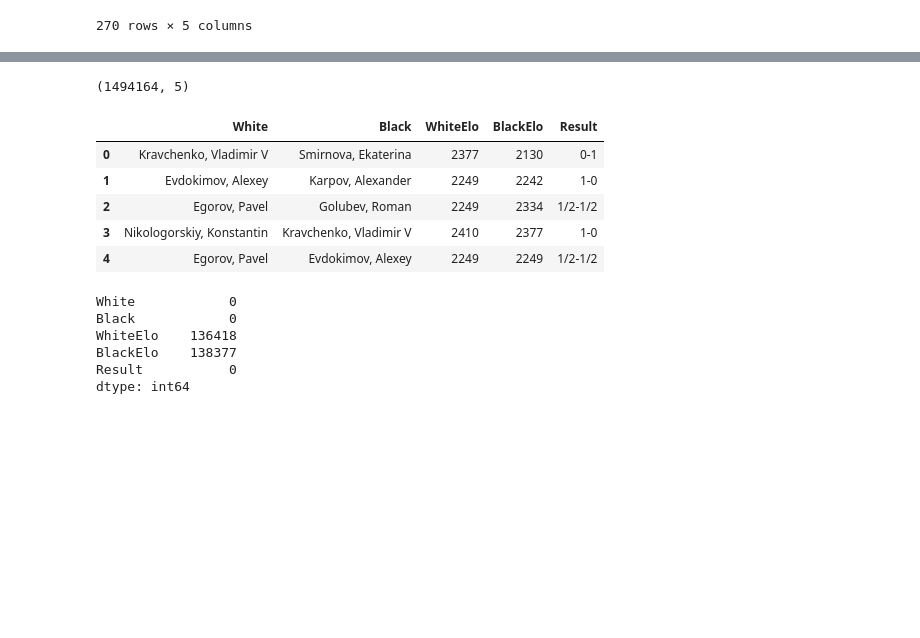
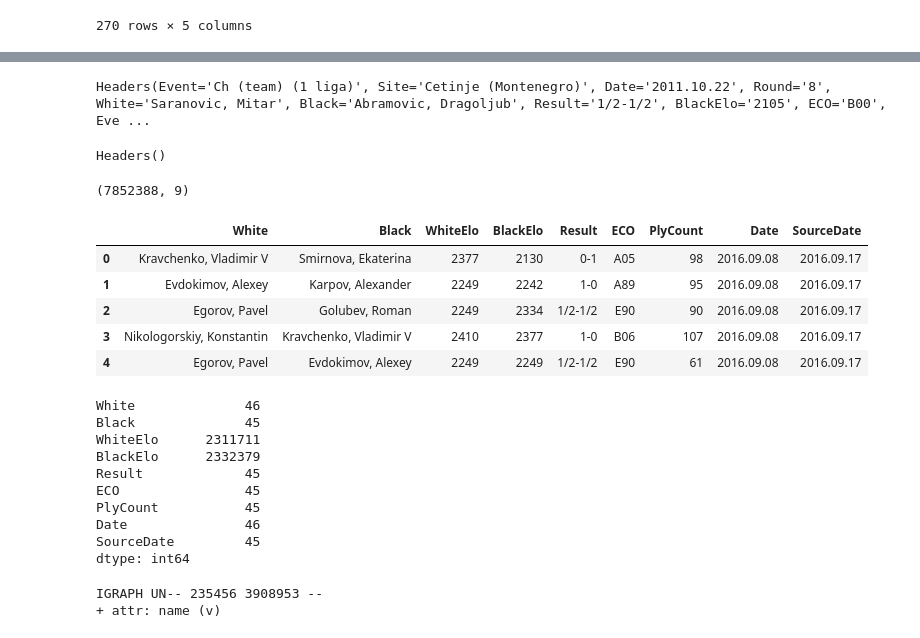
Before and after one commit to nahuelalmeira/chess, a Jupyter notebook: notebooks/notebook.ipynb, the cells around one changed output, grey strips where cells are left out. Saved outputs shown, nothing was run; the diff lists cells and outputs as text; code cells hidden in the pictures; blank space fills up the shorter version.

```diff
--- a/notebooks/notebook.ipynb
+++ b/notebooks/notebook.ipynb
@@ -45,10 +50,11 @@ file = open(filename, "r")
 
 data = defaultdict(list)
 fields = ["White", "Black", "WhiteElo", "BlackElo", "Result"]
+fields += ["ECO", "PlyCount", "Date", "SourceDate"]
 i = 0
 
 pgn = read_headers(file)
-while pgn:
+while pgn is not None:
     if i % 100000 == 0:
         print(i)
     i += 1
@@ -59,6 +65,7 @@ while pgn:
         pgn = read_headers(file)
     except UnicodeDecodeError:
         print("Unidecode error:", i)
+        print(pgn)
         pass
 # %% [output]
 0
@@ -73,21 +88,34 @@ while pgn:
+# %%
+read_headers(file)
+# %% [output]
+Headers(Event='Ch (team) (1 liga)', Site='Cetinje (Montenegro)', Date='2011.10.22', Round='8', White='Saranovic, Mitar', Black='Abramovic, Dragoljub', Result='1/2-1/2', BlackElo='2105', ECO='B00', Eve ...
+# %%
+pgn
+# %% [output]
+Headers()
 # %%
 df = pd.DataFrame(data)
+df.to_csv(ARTIFACTS_DIR / "om_otb.csv", index=False)
 print(df.shape)
 df.head()
 # %% [output]
-(1494164, 5)
+(7852388, 9)
-|  | White | Black | WhiteElo | BlackElo | Result |
-| 0 | Kravchenko, Vladimir V | Smirnova, Ekaterina | 2377 | 2130 | 0-1 |
-| 1 | Evdokimov, Alexey | Karpov, Alexander | 2249 | 2242 | 1-0 |
-| 2 | Egorov, Pavel | Golubev, Roman | 2249 | 2334 | 1/2-1/2 |
-| 3 | Nikologorskiy, Konstantin | Kravchenko, Vladimir V | 2410 | 2377 | 1-0 |
-| 4 | Egorov, Pavel | Evdokimov, Alexey | 2249 | 2249 | 1/2-1/2 |
+|  | White | Black | WhiteElo | BlackElo | Result | ECO | PlyCount | Date | SourceDate |
+| 0 | Kravchenko, Vladimir V | Smirnova, Ekaterina | 2377 | 2130 | 0-1 | A05 | 98 | 2016.09.08 | 2016.09.17 |
+| 1 | Evdokimov, Alexey | Karpov, Alexander | 2249 | 2242 | 1-0 | A89 | 95 | 2016.09.08 | 2016.09.17 |
+| 2 | Egorov, Pavel | Golubev, Roman | 2249 | 2334 | 1/2-1/2 | E90 | 90 | 2016.09.08 | 2016.09.17 |
+| 3 | Nikologorskiy, Konstantin | Kravchenko, Vladimir V | 2410 | 2377 | 1-0 | B06 | 107 | 2016.09.08 | 2016.09.17 |
+| 4 | Egorov, Pavel | Evdokimov, Alexey | 2249 | 2249 | 1/2-1/2 | E90 | 61 | 2016.09.08 | 2016.09.17 |
 # %%
 df.isna().sum()
 # %% [output]
-White            0
-Black            0
-WhiteElo    136418
-BlackElo    138377
-Result           0
+White              46
+Black              45
+WhiteElo      2311711
+BlackElo      2332379
+Result             45
+ECO                45
+PlyCount           45
+Date               46
+SourceDate         45
 dtype: int64
@@ -93,0 +127,5 @@ dtype: int64
+# %%
+print(g.as_undirected().summary())
+# %% [output]
+IGRAPH UN-- 235456 3908953 --
++ attr: name (v)
```
Also changed, not shown: parts of 9 cells of this notebook, 1 other file.
